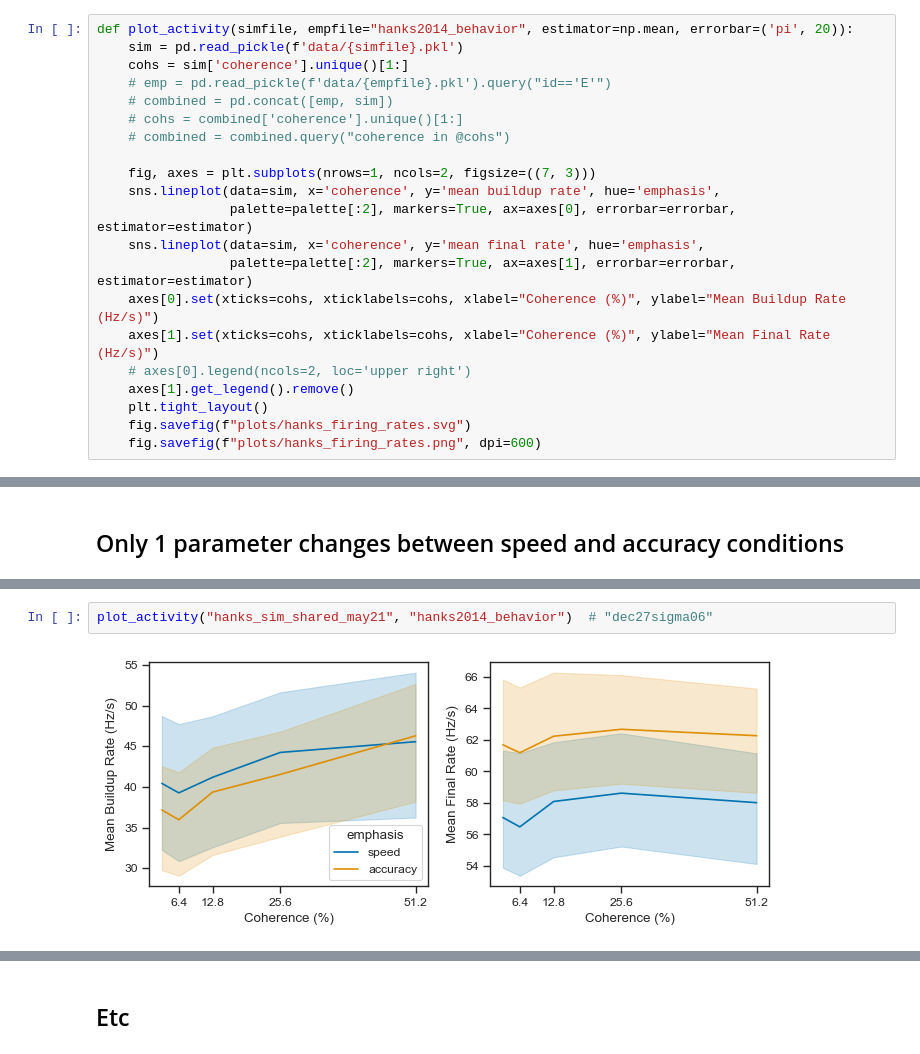
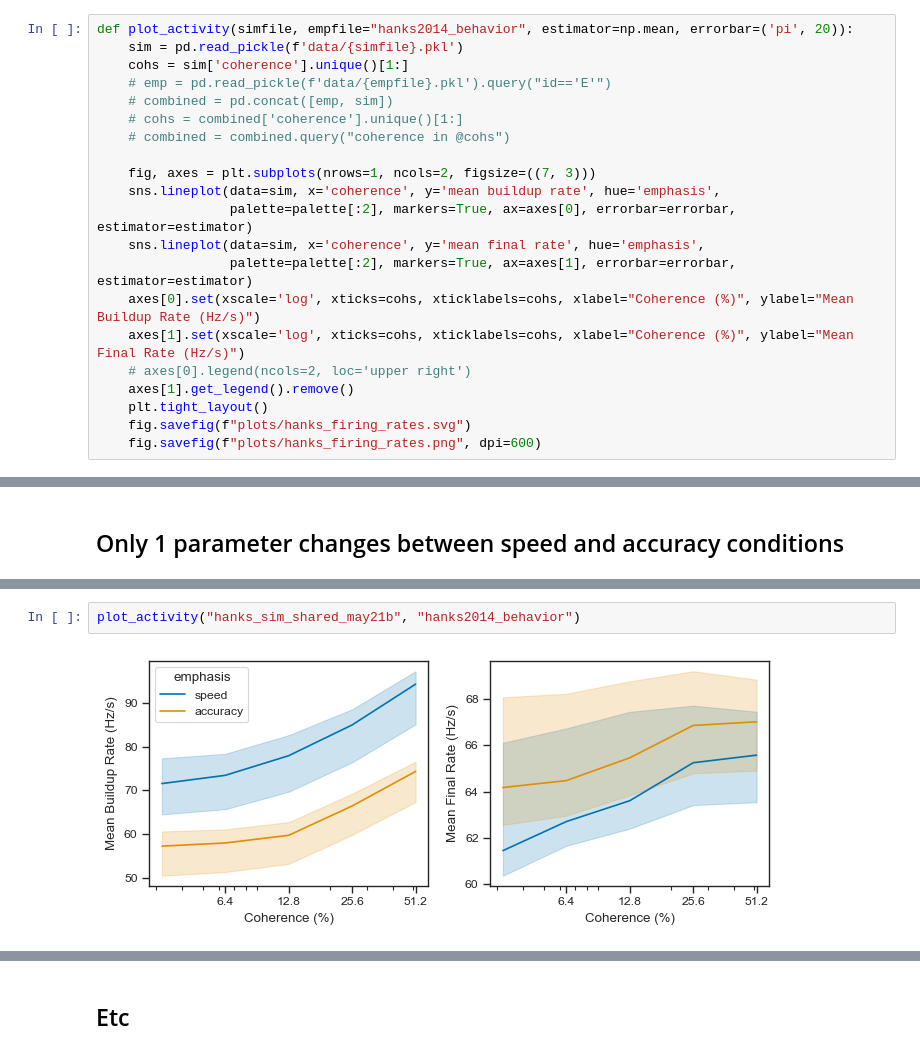
Before and after one commit to psipeter/speed-accuracy-tradeoff, a Jupyter notebook: hanks_compare.ipynb, the cells around one changed output, grey strips where cells are left out. Cells and saved outputs as stored; diff of their text form.

```diff
--- a/hanks_compare.ipynb
+++ b/hanks_compare.ipynb
@@ -338,8 +425,8 @@ def plot_activity(simfile, empfile="hanks2014_behavior", estimator=np.mean, erro
                  palette=palette[:2], markers=True, ax=axes[0], errorbar=errorbar, estimator=estimator)
     sns.lineplot(data=sim, x='coherence', y='mean final rate', hue='emphasis',
                  palette=palette[:2], markers=True, ax=axes[1], errorbar=errorbar, estimator=estimator)
-    axes[0].set(xticks=cohs, xticklabels=cohs, xlabel="Coherence (%)", ylabel="Mean Buildup Rate (Hz/s)")
-    axes[1].set(xticks=cohs, xticklabels=cohs, xlabel="Coherence (%)", ylabel="Mean Final Rate (Hz/s)")
+    axes[0].set(xscale='log', xticks=cohs, xticklabels=cohs, xlabel="Coherence (%)", ylabel="Mean Buildup Rate (Hz/s)")
+    axes[1].set(xscale='log', xticks=cohs, xticklabels=cohs, xlabel="Coherence (%)", ylabel="Mean Final Rate (Hz/s)")
     # axes[0].legend(ncols=2, loc='upper right')
     axes[1].get_legend().remove()
     plt.tight_layout()
@@ -470,4 +593,4 @@ plot_sat2("hanks_sim_shared_may21", "hanks_extrema_shared", "hanks2014_behavior"
-# %%
-plot_activity("hanks_sim_shared_may21", "hanks2014_behavior")  # "dec27sigma06"
-# %% [output]
-[figure, removed]
+# %%
+plot_activity("hanks_sim_shared_may21b", "hanks2014_behavior")
+# %% [output]
+[figure, added]
```
Also changed, not shown: parts of 21 cells of this notebook, 4 other files.
